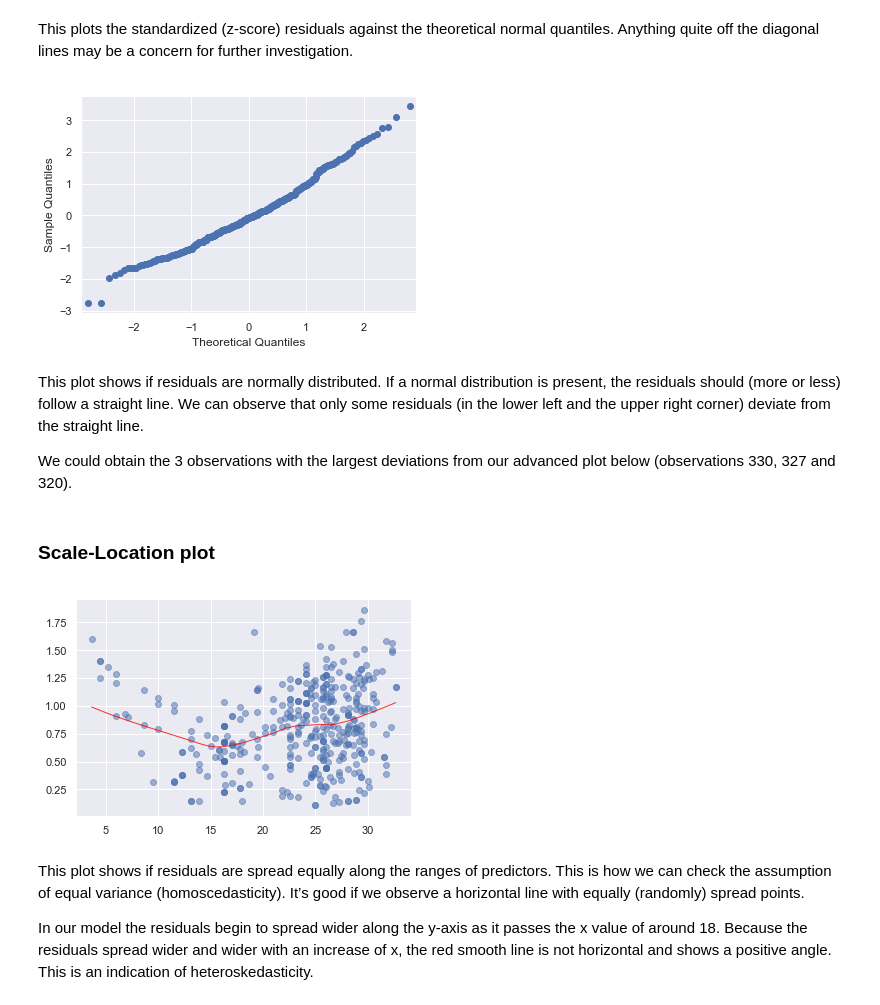
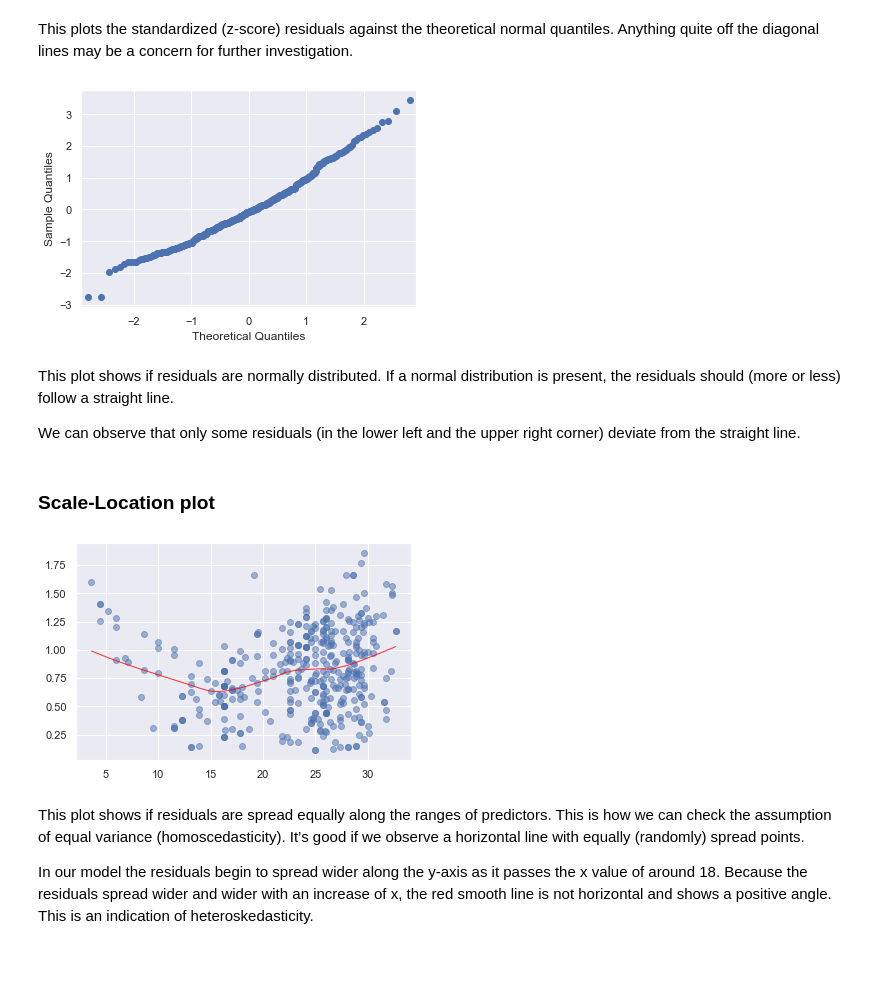
Before and after one commit to kirenz/regression, a Jupyter notebook: case_auto.ipynb, the cells around one changed output. Cells and saved outputs as stored; diff of their text form; code cells hidden in the pictures; blank space fills up the shorter version.

```diff
--- a/case_auto.ipynb
+++ b/case_auto.ipynb
@@ -9,8 +9,8 @@ import statsmodels.formula.api as smf
 
 from statsmodels.graphics.regressionplots import plot_leverage_resid2
 import matplotlib.pyplot as plt
+
 %matplotlib inline
-plt.style.use('ggplot')
 import seaborn as sns
 sns.set()
 # %% [markdown]
@@ -167,3 +171,3 @@ sns.jointplot(x="horsepower", y="mpg", data=df);
 # %%
-ols = smf.ols(formula ='mpg ~  horsepower', data=df).fit()
+lm = smf.ols(formula ='mpg ~  horsepower', data=df).fit()
 # %%
@@ -264,24 +289,23 @@ The residuals are not equally spread around a horizontal line which is an indica
 This plots the standardized (z-score) residuals against the theoretical normal quantiles. Anything quite off the diagonal lines may be a concern for further investigation.
 # %%
 # Use standardized residuals
-sm.qqplot(ols.get_influence().resid_studentized_internal);
+sm.qqplot(lm.get_influence().resid_studentized_internal);
 # %% [output]
-[figure, old version]
+[figure, new version]
 # %% [markdown]
 This plot shows if residuals are normally distributed. If a normal distribution is present, the residuals should (more or less) follow a straight line.
+
 We can observe that only some residuals (in the lower left and the upper right corner) deviate from the straight line.
-
-We could obtain the 3 observations with the largest deviations from our advanced plot below (observations 330, 327 and 320).
 # %% [markdown]
 ### Scale-Location plot
 # %%
 # Scale Location plot
-plt.scatter(ols.fittedvalues, np.sqrt(np.abs(ols.get_influence().resid_studentized_internal)), alpha=0.5)
-sns.regplot(ols.fittedvalues, np.sqrt(np.abs(ols.get_influence().resid_studentized_internal)),
+plt.scatter(x=lm.fittedvalues, y=np.sqrt(np.abs(lm.get_influence().resid_studentized_internal)), alpha=0.5)
+sns.regplot(x=lm.fittedvalues, y=np.sqrt(np.abs(lm.get_influence().resid_studentized_internal)),
             scatter=False, ci=False, lowess=True,
             line_kws={'color': 'red', 'lw': 1, 'alpha': 0.8});
 # %% [output]
-[figure, old version]
+[figure, new version]
 # %% [markdown]
 This plot shows if residuals are spread equally along the ranges of predictors. This is how we can check the assumption of equal variance (homoscedasticity). It’s good if we observe a horizontal line with equally (randomly) spread points.
 
```
Also changed, not shown: parts of 18 cells of this notebook, 2 other files.
